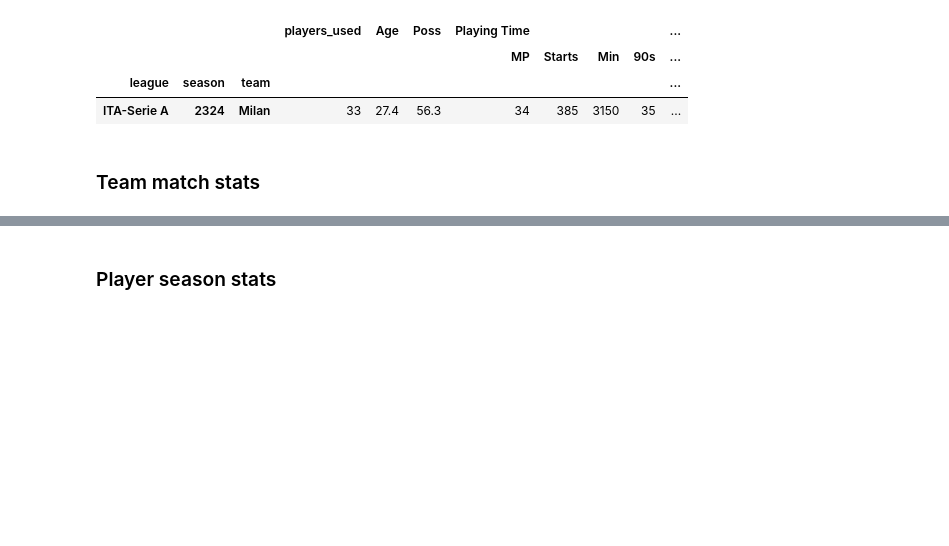
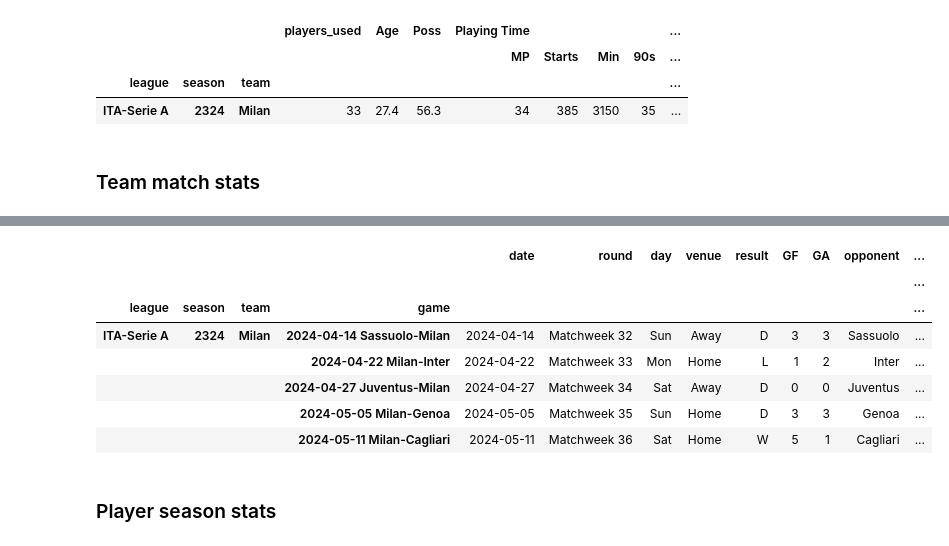
Before and after one commit to FrankMaverick/fantacalcio-scraper-test, a Jupyter notebook: SoccerData/SoccerData-FBRef.ipynb, the cells around one changed output, grey strips where cells are left out. Saved outputs shown, nothing was run; the diff lists cells and outputs as text; code cells hidden in the pictures; blank space fills up the shorter version.

```diff
--- a/SoccerData/SoccerData-FBRef.ipynb
+++ b/SoccerData/SoccerData-FBRef.ipynb
@@ -116,6 +122,17 @@ team_match_stats.head()
 |  |  |  | 2023-09-01 Roma-Milan | 2023-09-01 | Matchweek 3 | Fri | Away | W | 2 | 1 | Roma | ... |
 |  |  |  | 2023-09-16 Inter-Milan | 2023-09-16 | Matchweek 4 | Sat | Away | L | 1 | 5 | Inter | ... |
 |  |  |  | 2023-09-23 Milan-Hellas Verona | 2023-09-23 | Matchweek 5 | Sat | Home | W | 1 | 0 | Hellas Verona | ... |
+# %%
+team_match_stats.tail()
+# %% [output]
+|  |  |  |  | date | round | day | venue | result | GF | GA | opponent | ... |
+|  |  |  |  |  |  |  |  |  |  |  |  | ... |
+| league | season | team | game |  |  |  |  |  |  |  |  | ... |
+| ITA-Serie A | 2324 | Milan | 2024-04-14 Sassuolo-Milan | 2024-04-14 | Matchweek 32 | Sun | Away | D | 3 | 3 | Sassuolo | ... |
+|  |  |  | 2024-04-22 Milan-Inter | 2024-04-22 | Matchweek 33 | Mon | Home | L | 1 | 2 | Inter | ... |
+|  |  |  | 2024-04-27 Juventus-Milan | 2024-04-27 | Matchweek 34 | Sat | Away | D | 0 | 0 | Juventus | ... |
+|  |  |  | 2024-05-05 Milan-Genoa | 2024-05-05 | Matchweek 35 | Sun | Home | D | 3 | 3 | Genoa | ... |
+|  |  |  | 2024-05-11 Milan-Cagliari | 2024-05-11 | Matchweek 36 | Sat | Home | W | 5 | 1 | Cagliari | ... |
 # %%
 team_match_stats.to_json("./data/FBRef/team_match_stats.json")
 # %% [markdown]
```
Also changed, not shown: parts of 8 cells of this notebook, 6 other files.
